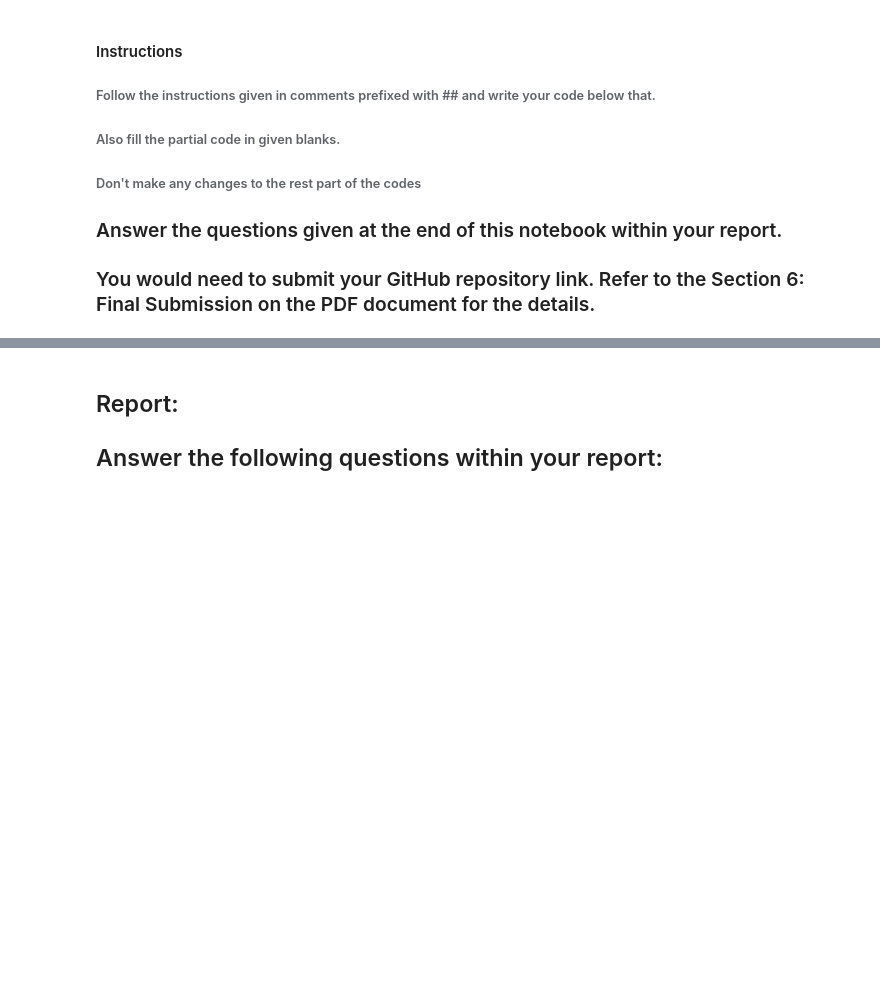
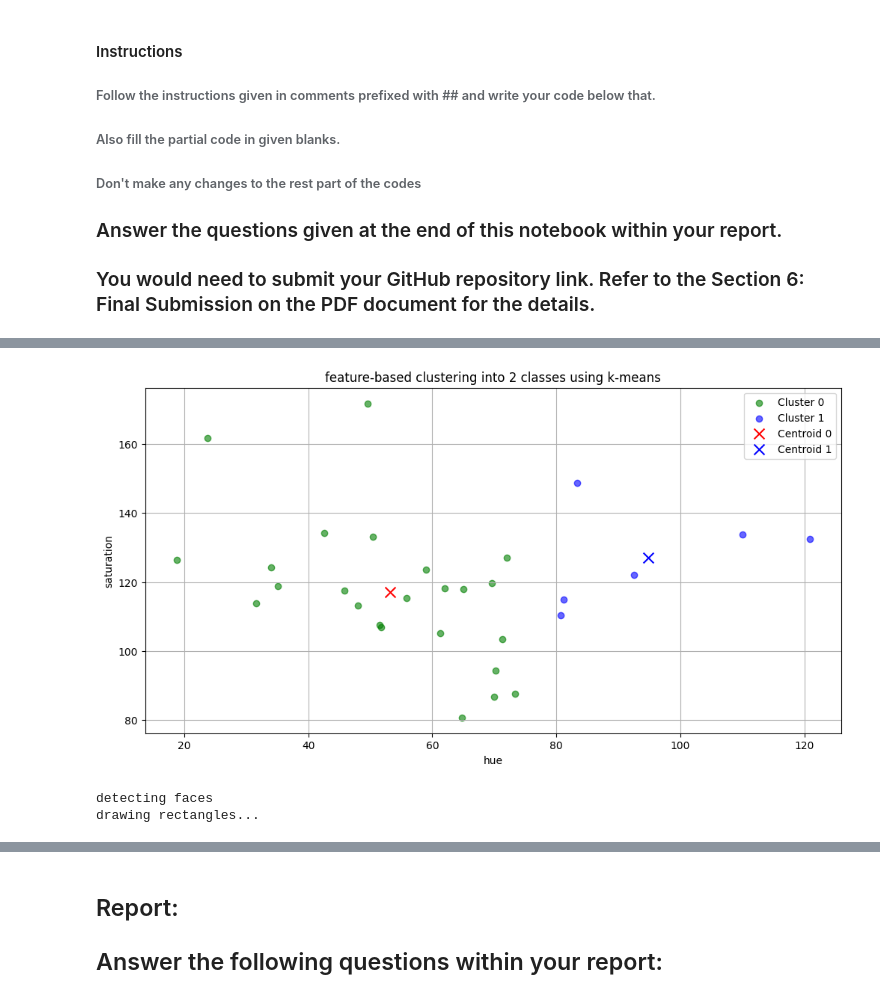
Before and after one commit to arnavmehta7/college-hw-ong, a Jupyter notebook: lab.ipynb, the cells around one changed output, grey strips where cells are left out. Cells and saved outputs as stored; diff of their text form; code cells hidden in the pictures; blank space fills up the shorter version.

```diff
--- a/lab.ipynb
+++ b/lab.ipynb
@@ -94,49 +134,65 @@ legend_labels = []
 # Create lists to store points for each cluster
 cluster_0_points = []
 cluster_1_points = []
 
 # Your code for scatter plot goes here
 fig, ax = plt.subplots(figsize=(12, 6))
 for i, (x, y, w, h) in enumerate(faces_rect):
     if kmeans.labels_[i] == 0:
         cluster_0_points.append((hue_saturation[i, 0], hue_saturation[i, 1]))
     else:
         cluster_1_points.append((hue_saturation[i, 0], hue_saturation[i, 1]))
 
 
 cluster_0_points = np.array(cluster_0_points)
 # Plot points for cluster 0 in green
-plt.scatter(______________________________________________________________________________)
+plt.scatter(cluster_0_points[:, 0], cluster_0_points[:, 1], c='green', label='Cluster 0', alpha=0.6)
 
 
 cluster_1_points = np.array(cluster_1_points)
 # Plot points for cluster 1 in blue
-plt.scatter(_______________________________________________________________________________)
+plt.scatter(cluster_1_points[:, 0], cluster_1_points[:, 1], c='blue', label='Cluster 1', alpha=0.6)
 
 # Calculate and plot centroids
-centroid_0 = _________________________________________
-centroid_1 = _________________________________________
+centroid_0 = centroids[0]
+centroid_1 = centroids[1]
 
 # Plot both the centroid for cluster 0 and cluster 1
-plt.scatter(____________________________________________________________________________________)
-plt.scatter(____________________________________________________________________________________)
+plt.scatter(centroid_0[0], centroid_0[1], c='red', label='Centroid 0', marker='x', s=100)
+plt.scatter(centroid_1[0], centroid_1[1], c='blue', label='Centroid 1', marker='x', s=100)
+
+
+plt.xlabel('hue')
+plt.ylabel('saturation')
+plt.title('feature-based clustering into 2 classes using k-means')
+plt.legend()
+plt.grid(True)
+plt.show()
 
 ## Put x label
 ## Put y label
 ## Put title
 ## Add a legend
 ## Add grid
 ## Show the plot
+# %% [output]
+[figure, added]
 # %%
 ## Read the class of the template image 'Dr_Shashi_Tharoor.jpg' using cv2 and store it in template_img
-template_img = _____________________________________________
+template_img = cv2.imread('Dr_Shashi_Tharoor.jpg')
+
 # Detect face  in the template image after converting it to gray and store it in template_faces
-template_faces = ___________________________________________________________________________________________
+print('detecting faces')
+template_faces = face_cascade.detectMultiScale(cv2.cvtColor(template_img, cv2.COLOR_BGR2GRAY), 1.05, 4)
 # Draw rectangles around the detected faces
 for (x, y, w, h) in template_faces:
+    print('drawing rectangles...')
     cv2.rectangle(template_img, (x, y), (x + w, y + h), (0, 255, 0), 3)
-cv2.imshow(_____________________________________________________)
+cv2.imshow(f"Total num faces: {len(template_faces)}", template_img)
 cv2.waitKey(0)
 cv2.destroyAllWindows()
+# %% [output]
+detecting faces
+drawing rectangles...
 # %%
 # Convert the template image to HSV color space and store it in template_hsv
```
Also changed, not shown: parts of 10 cells of this notebook, 1 other file.
